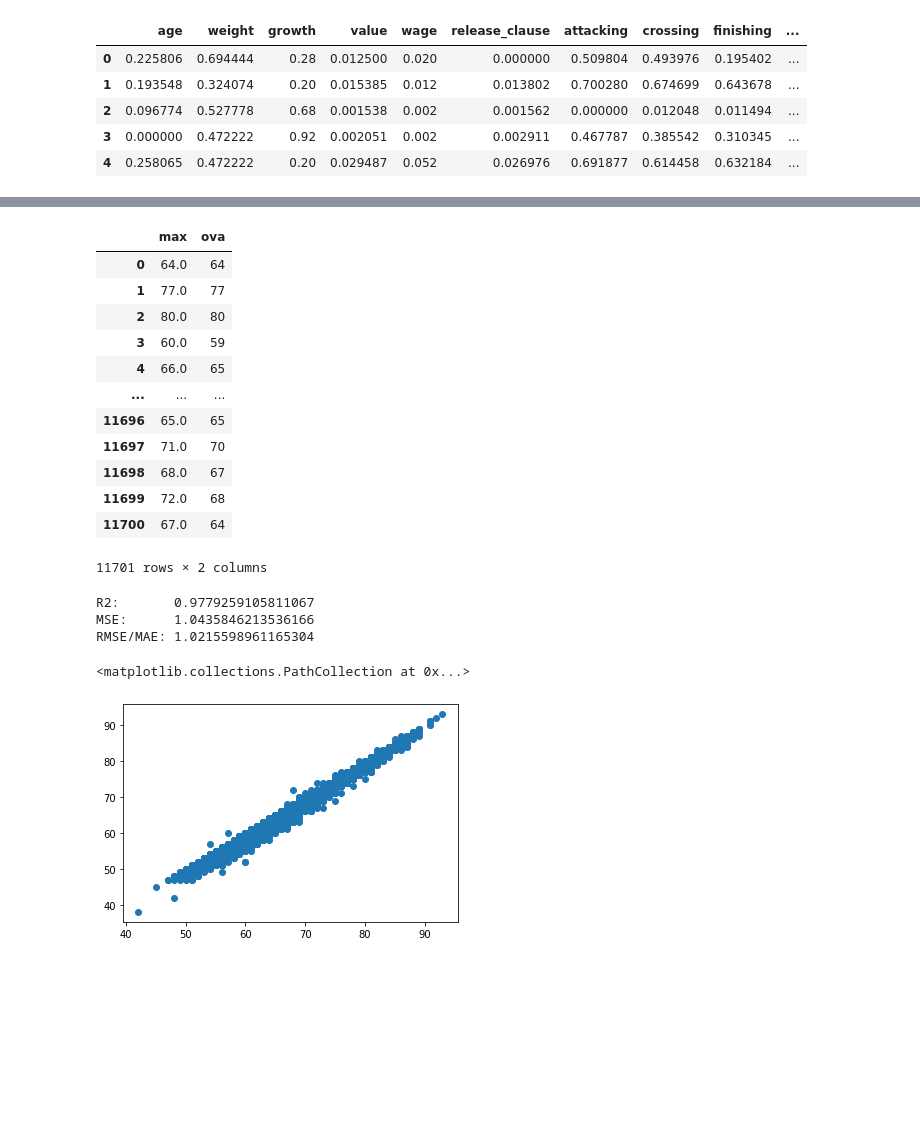
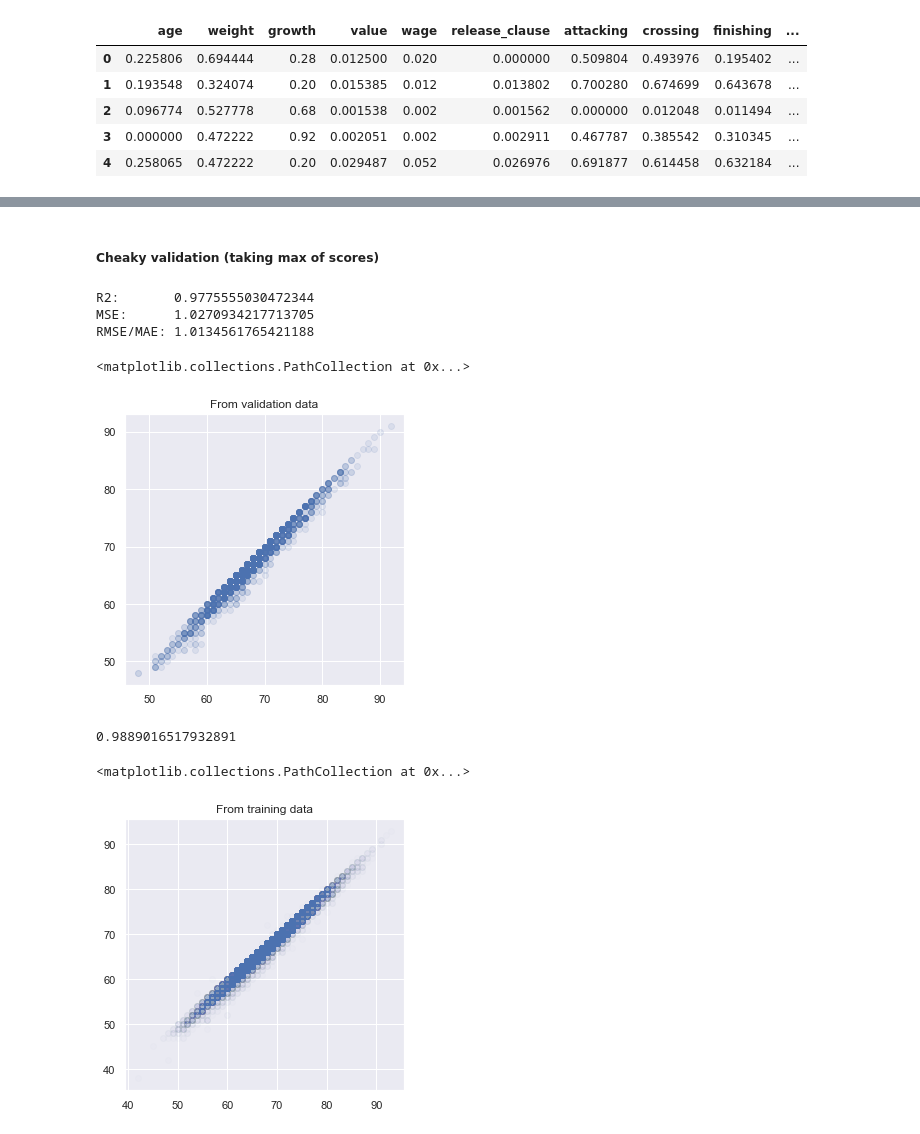
Before and after one commit to salwey/fifa_project, a Jupyter notebook: fifa_project_1.ipynb, the cells around one changed output, grey strips where cells are left out. Drawn from its saved outputs; the diff is of its cells as text; code cells hidden in the pictures; blank space fills up the shorter version.

Commit message:
Some tweaks - still have crazy predictions on validation

```diff
--- a/fifa_project_1.ipynb
+++ b/fifa_project_1.ipynb
@@ -683,0 +716,15 @@ RMSE/MAE: 2296139933229.9175
+# %%
+#pd.options.display.max_seq_items = 2000
+#print(dirty_data.columns)
+
+# dirty_data is from original file
+cheeky_data = dirty_data[['ls', 'st', 'rs', 'lw', 'lf', 'cf', 'rf', 'rw', 'lam', 'cam', 'ram', 'lm', 'lcm', 'cm', 'rcm', 'rm', 'lwb', 'ldm', 'cdm', 'rdm', 'rwb', 'lb', 'lcb', 'cb', 'rcb', 'rb', 'gk', 'ova']].copy()
+
+for col in cheeky_data.columns[:-1]:
+    cheeky_data[col] = cheeky_data[col].apply(add_score)
+
+cheeky_target = cheeky_data[['ova']]
+cheeky_features =  cheeky_data.drop(['ova'],axis=1)
+cheeky_features['max'] = cheeky_features.max(axis=1)
+cheeky_features = cheeky_features[['max']]
+cheeky_effort = pd.concat([cheeky_features['max'], cheeky_data['ova']], axis=1)
@@ -684,3 +769,5 @@ RMSE/MAE: 2296139933229.9175
+# %% [markdown]
+##### Cheaky validation (taking max of scores)
 # %%
 #pd.options.display.max_seq_items = 2000
 #print(dirty_data.columns)
@@ -696,24 +783,26 @@ cheeky_validation_data = prep_headings(cheeky_validation_data,'joined')
 cheeky_validation_data = preprocessing(cheeky_validation_data)
 cheeky_validation_data = cheeky_validation_data[['ls', 'st', 'rs', 'lw', 'lf', 'cf', 'rf', 'rw', 'lam', 'cam', 'ram', 'lm', 'lcm', 'cm', 'rcm', 'rm', 'lwb', 'ldm', 'cdm', 'rdm', 'rwb', 'lb', 'lcb', 'cb', 'rcb', 'rb', 'gk', 'ova']].copy()
 
-#for col in cheeky_validation_data.columns[:-1]:
-#    cheeky_validation_data[col] = cheeky_validation_data[col].apply(add_score)
+cheeky_v_features =  cheeky_validation_data.drop(['ova'],axis=1)
+cheeky_v_features['max'] = cheeky_validation_data.max(axis=1)
+cheeky_v_effort = pd.concat([cheeky_v_features['max'], cheeky_validation_data['ova']], axis=1)
+cheeky_v_effort
 
-cheeky_features =  cheeky_data.drop(['ova'],axis=1)
-cheeky_features['max'] = cheeky_features.max(axis=1)
-cheeky_effort = pd.concat([cheeky_features['max'], cheeky_data['ova']], axis=1)
-cheeky_effort
+cheeky_v_features = cheeky_v_effort[['max']]
+cheeky_v_target = cheeky_v_effort[['ova']]
+
+cheek_v_predictions = cheeky_lm.predict(cheeky_v_features)
+
+print('R2:       ' + str(r2_score(cheeky_v_target, cheek_v_predictions)))
+print('MSE:      ' + str(unkind_squared_error(cheeky_v_target, cheek_v_predictions)))
+print('RMSE/MAE: ' + str(np.sqrt(unkind_squared_error(cheeky_v_target, cheek_v_predictions))))
+
+sns.set(rc = {'figure.figsize':(5,5)})
+plt.title('From validation data')
+plt.scatter(x=cheeky_v_features,y=cheeky_v_target, alpha=0.1)
 # %% [output]
-|  | max | ova |
-| 0 | 64.0 | 64 |
-| 1 | 77.0 | 77 |
-| 2 | 80.0 | 80 |
-| 3 | 60.0 | 59 |
-| 4 | 66.0 | 65 |
-| ... | ... | ... |
-| 11696 | 65.0 | 65 |
-| 11697 | 71.0 | 70 |
-| 11698 | 68.0 | 67 |
-| 11699 | 72.0 | 68 |
-| 11700 | 67.0 | 64 |
-11701 rows × 2 columns
+R2:       0.9775555030472344
+MSE:      1.0270934217713705
+RMSE/MAE: 1.0134561765421188
+<matplotlib.collections.PathCollection at 0x...>
+[figure, added]
@@ -725,13 +809,11 @@ results_for_p = cheeky_lm.predict(cheeky_effort_features)
-# %%
-print('R2:       ' + str(r2_score(cheeky_effort_target, results_for_p)))
-print('MSE:      ' + str(unkind_squared_error(cheeky_effort_target, results_for_p)))
-print('RMSE/MAE: ' + str(np.sqrt(unkind_squared_error(cheeky_effort_target,results_for_p))))
-# %% [output]
-R2:       0.9779259105811067
-MSE:      1.0435846213536166
-RMSE/MAE: 1.0215598961165304
+# %%
+correlation_pair_check(cheeky_effort)
+# %% [output]
+0.9889016517932891
 # %%
-plt.scatter(cheeky_effort_features,cheeky_effort_target)
+sns.set(rc = {'figure.figsize':(5,5)})
+plt.title('From training data')
+plt.scatter(x=cheeky_features,y=cheeky_target, alpha=0.01)
 # %% [output]
 <matplotlib.collections.PathCollection at 0x...>
-[figure, old version]
+[figure, new version]
```
Also changed, not shown: parts of 31 cells of this notebook.
